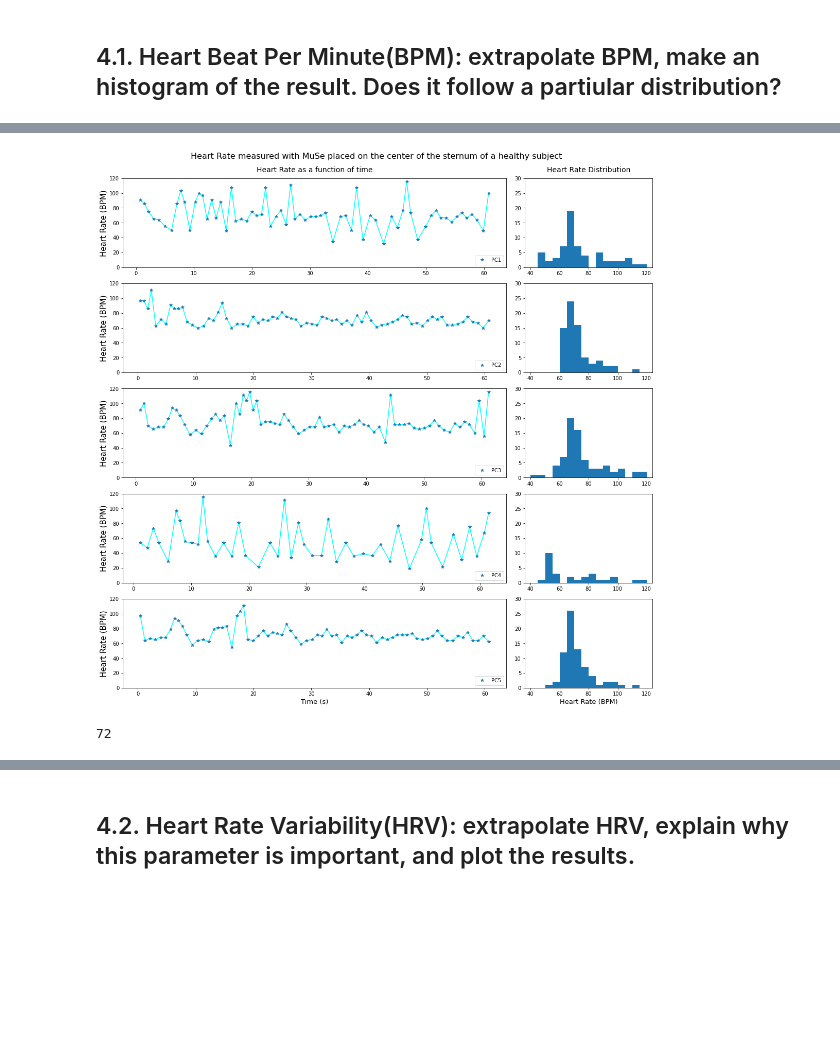
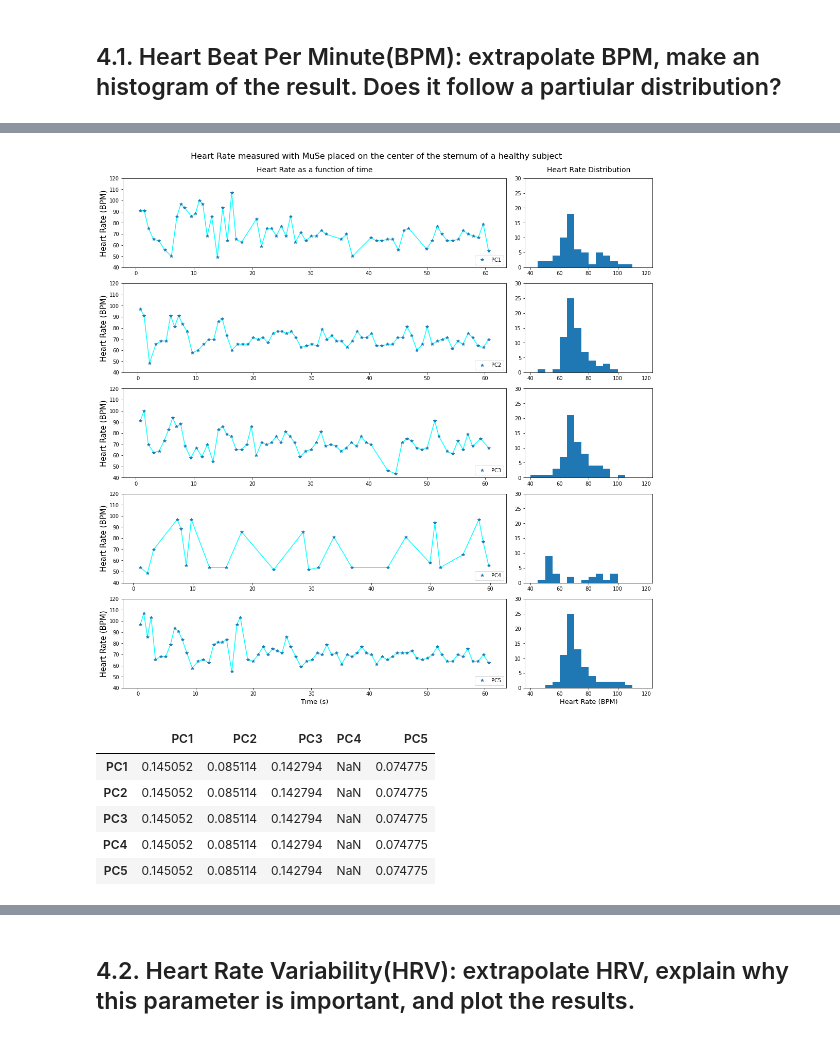
Before and after one commit to AleCapoPhys/HeartRateEstimation, a Jupyter notebook: Project_Clean_data.ipynb, the cells around one changed output, grey strips where cells are left out. Drawn from its saved outputs; the diff is of its cells as text; code cells hidden in the pictures; blank space fills up the shorter version.

```diff
--- a/Project_Clean_data.ipynb
+++ b/Project_Clean_data.ipynb
@@ -576,7 +576,7 @@ for i in PCs:
     lorenzetti = np.sum(np.abs(PCs[i])**(1/2))/(len(PCs[i]))
 
     # Find peaks of the signal and their times
-    peaks = signal.find_peaks((PCs[i]), height =lorenzetti, distance = 40)
+    peaks = signal.find_peaks((PCs[i]), height =lorenzetti, distance = 30)
     time_PC, peaks_PC = peak_points(peaks[0], np.array(dataset_rotated['Time']), PCs[i])
 
     #Store the times of the peaks
@@ -589,6 +589,6 @@ for i in PCs:
     plt.axhline(lorenzetti,color='red', label = f'Threshold = {np.round(lorenzetti,2)}')
     plt.legend()
     plt.title(f'Peaks for {i}')
-    plt.xlim([30,40])
+    plt.xlim([45,50])
     plt.show()
 # %% [output]
@@ -605,7 +605,7 @@ for i in PCs:
 # This function makes sure of the above
 def time_frame(t, a, b):
     # break if it is out of bounds of time
-    if b > (len(t)-1): return 0, 0
+    if b > (len(t)-1): return 1, 0
     measure = (t[b] - t[a])
     if measure > 0.5:
         return measure, b
@@ -624,42 +624,55 @@ def heartbeat(times):
     for i in range(len(times)):
         if i == b:
             p, b = time_frame(times, i, (i+1))
-            periodicity.append(p)
-            time_beat.append((times[b]+times[i])/2)
+            HB = 1/p*60
+            if HB > 40 and HB < 110:
+                periodicity.append(p)
+                time_beat.append((times[b]+times[i])/2)
     periodicity.pop()
     time_beat.pop()
+    diff = []
+    for a in range(len(periodicity)-1):
+        diff.append(periodicity[a+1]-periodicity[a])
+    rmssd = np.sqrt(np.mean(np.square(diff[25:])))
     HB_values = 1/np.array(periodicity)*60
-
-    return HB_values, time_beat
+    return HB_values, time_beat, rmssd
 # %%
 counts = np.zeros(16)
 
 fig, axs = plt.subplots(n_PC, 2, figsize = (15, 15), gridspec_kw={'width_ratios': [3, 1]}, constrained_layout=True)
 plt.suptitle('Heart Rate measured with MuSe placed on the center of the sternum of a healthy subject', fontsize = 16)
 axs[n_PC-1,0].set_xlabel('Time (s)', fontsize = 13)
 axs[n_PC-1,1].set_xlabel('Heart Rate (BPM)', fontsize = 13)
 axs[0,0].set_title('Heart Rate as a function of time', fontsize = 14, pad = 12)
 axs[0,1].set_title('Heart Rate Distribution', fontsize = 14, pad = 12)
 ax = 0
+HRV = {}
 for i in PC_times:
-    HB_values, time_beat = heartbeat(PC_times[i])
+    HB_values, time_beat, rmssd = heartbeat(PC_times[i])
+    HRV[i] = rmssd
     #heartbeat as a function of time
     axs[ax,0].plot(time_beat, HB_values, color = 'cyan')
     axs[ax,0].plot(time_beat, HB_values, '*', label = i)
     axs[ax,0].set_ylabel('Heart Rate (BPM)', fontsize = 15)
     axs[ax,0].legend(loc = 'lower right')
-    axs[ax,0].set_ylim([0,120])
+    axs[ax,0].set_ylim([40,120])
+    #axs[ax,0].set_xlim([45,50])
     #histogram
     n, bins, patches = axs[ax,1].hist(HB_values, bins=16, range=(40, 120))
     axs[ax,1].set_ylim([0,30])
     counts += n*weights[i]/info_PC
     ax += 1
-
 plt.show()
-print(len(time_beat))
+HRVdf = pd.DataFrame(HRV, index = ['PC1','PC2','PC3','PC4','PC5'] )
+display(HRVdf)
 # %% [output]
-[figure, old version]
+[figure, new version]
-72
+|  | PC1 | PC2 | PC3 | PC4 | PC5 |
+| PC1 | 0.145052 | 0.085114 | 0.142794 | NaN | 0.074775 |
+| PC2 | 0.145052 | 0.085114 | 0.142794 | NaN | 0.074775 |
+| PC3 | 0.145052 | 0.085114 | 0.142794 | NaN | 0.074775 |
+| PC4 | 0.145052 | 0.085114 | 0.142794 | NaN | 0.074775 |
+| PC5 | 0.145052 | 0.085114 | 0.142794 | NaN | 0.074775 |
 # %%
 from scipy import optimize
 # Fit the histogram  to a gaussian
```
Also changed, not shown: parts of 5 cells of this notebook.
